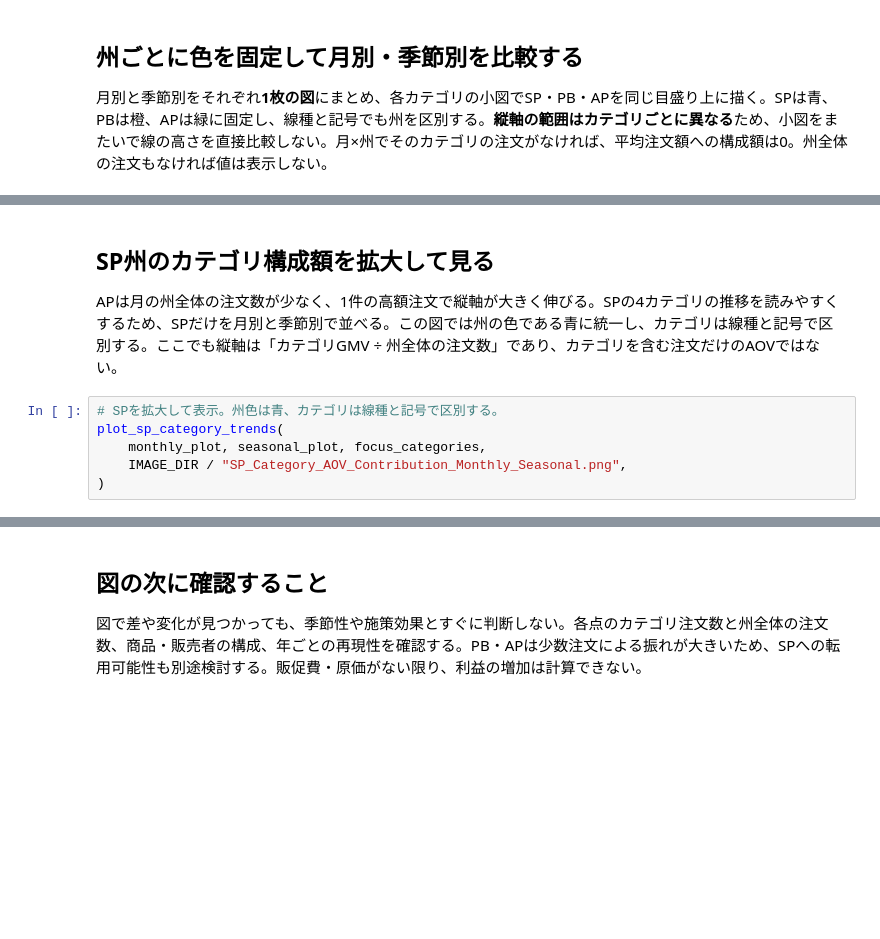
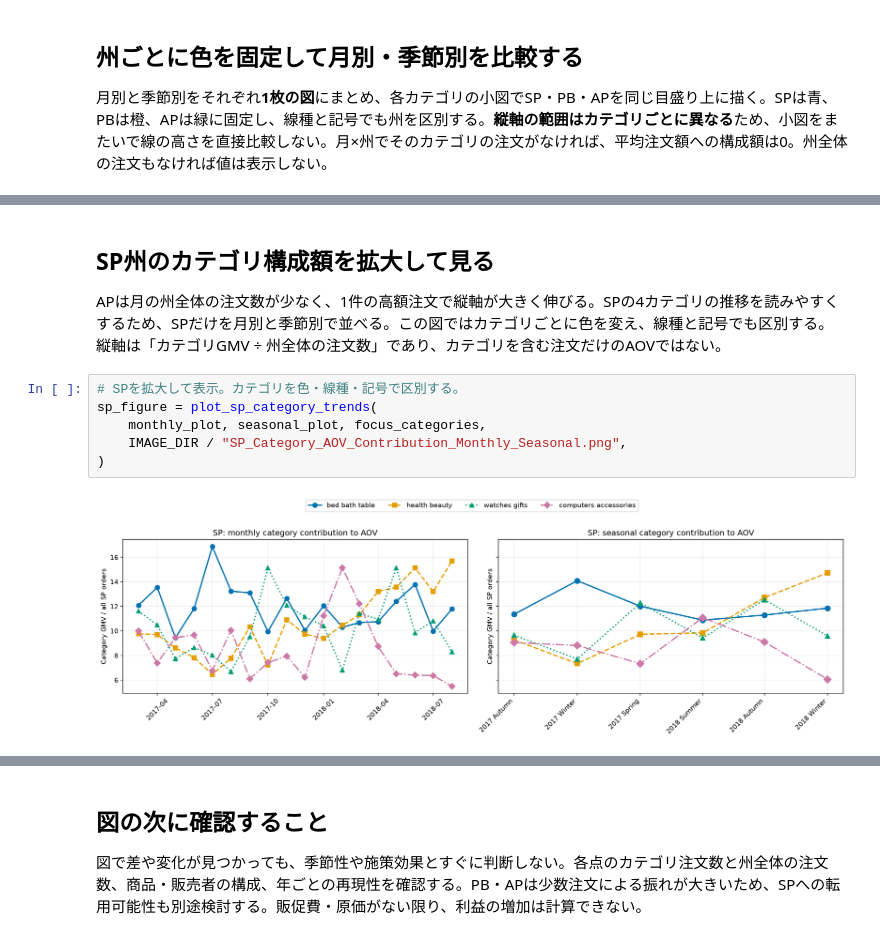
Before and after one commit to RyoShimoda/AWS_Python_data_analysis, a Jupyter notebook: notebooks/monthly_seasonal_category_by_state.ipynb, the cells around one changed output, grey strips where cells are left out. Saved outputs shown, nothing was run; the diff lists cells and outputs as text; blank space fills up the shorter version.

```diff
--- a/notebooks/monthly_seasonal_category_by_state.ipynb
+++ b/notebooks/monthly_seasonal_category_by_state.ipynb
@@ -215,10 +274,12 @@ plot_category_trends(
 # %% [markdown]
 ## SP州のカテゴリ構成額を拡大して見る
 
-APは月の州全体の注文数が少なく、1件の高額注文で縦軸が大きく伸びる。SPの4カテゴリの推移を読みやすくするため、SPだけを月別と季節別で並べる。この図では州の色である青に統一し、カテゴリは線種と記号で区別する。ここでも縦軸は「カテゴリGMV ÷ 州全体の注文数」であり、カテゴリを含む注文だけのAOVではない。
+APは月の州全体の注文数が少なく、1件の高額注文で縦軸が大きく伸びる。SPの4カテゴリの推移を読みやすくするため、SPだけを月別と季節別で並べる。この図ではカテゴリごとに色を変え、線種と記号でも区別する。縦軸は「カテゴリGMV ÷ 州全体の注文数」であり、カテゴリを含む注文だけのAOVではない。
 # %%
-# SPを拡大して表示。州色は青、カテゴリは線種と記号で区別する。
-plot_sp_category_trends(
+# SPを拡大して表示。カテゴリを色・線種・記号で区別する。
+sp_figure = plot_sp_category_trends(
     monthly_plot, seasonal_plot, focus_categories,
     IMAGE_DIR / "SP_Category_AOV_Contribution_Monthly_Seasonal.png",
 )
+# %% [output]
+[figure, added]
```
Also changed, not shown: parts of 12 cells of this notebook, 9 other files.
